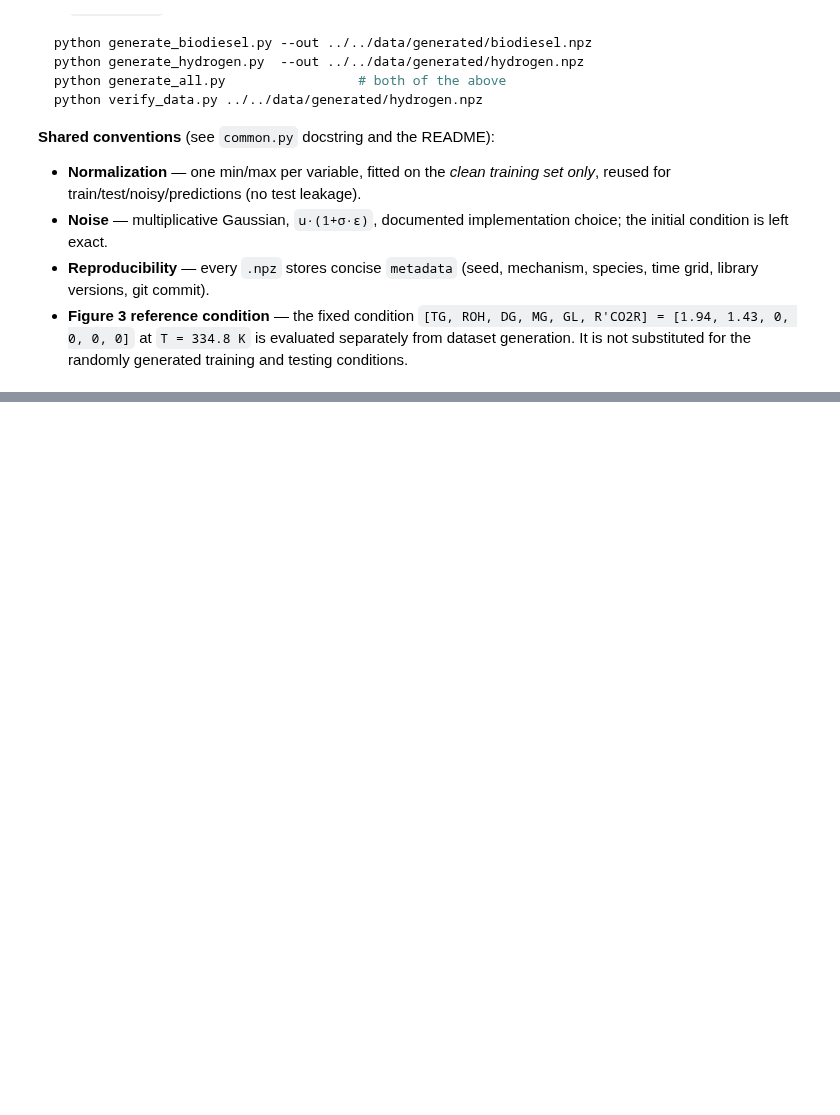
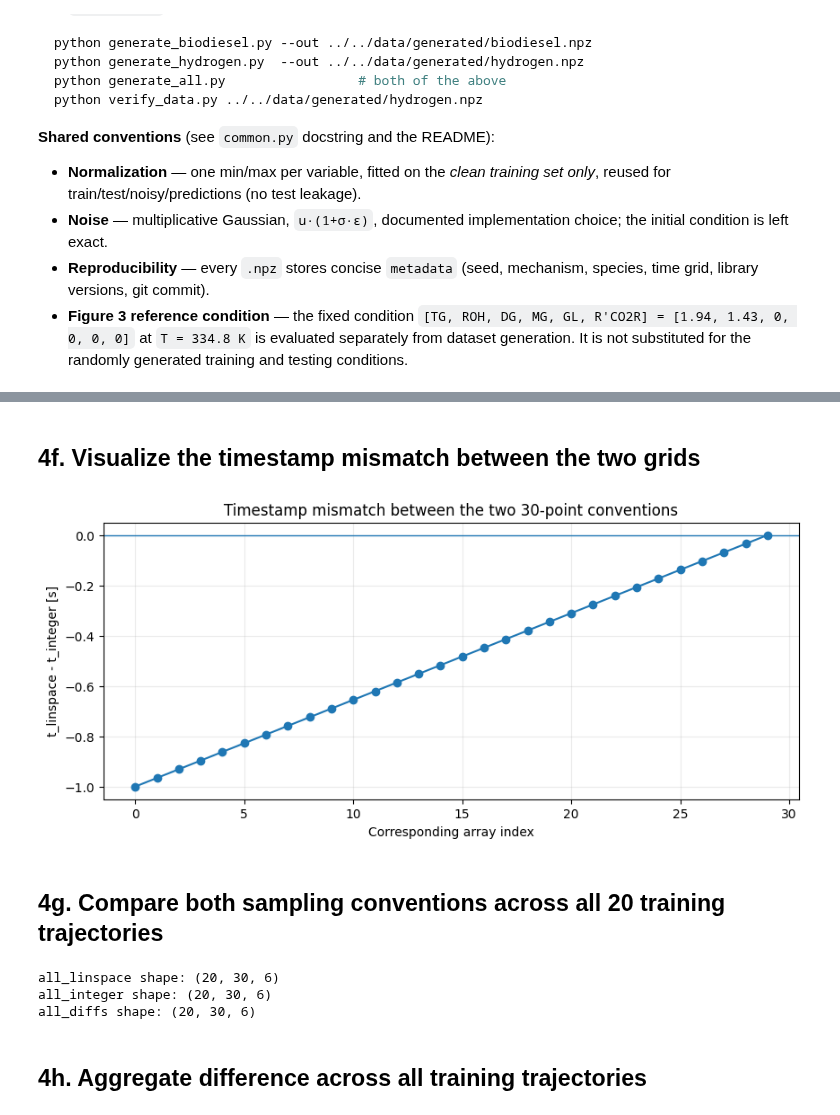
Before and after one commit to bnkglu/chemkan-tuwien, a Jupyter notebook: chemkan/scripts/data_gen/data_generation_walkthrough.ipynb, the cells around one changed output, grey strips where cells are left out. Cells and saved outputs as stored; diff of their text form; code cells hidden in the pictures; blank space fills up the shorter version.

```diff
--- a/chemkan/scripts/data_gen/data_generation_walkthrough.ipynb
+++ b/chemkan/scripts/data_gen/data_generation_walkthrough.ipynb
@@ -661,0 +981,76 @@ python verify_data.py ../../data/generated/hydrogen.npz
+# %% [markdown]
+## 4f. Visualize the timestamp mismatch between the two grids
+# %%
+# ------------------------------------------------------------
+# 6. Plot how far apart the compared timestamps are
+# ------------------------------------------------------------
+
+plt.figure(figsize=(10, 4))
+
+plt.plot(
+    np.arange(30),
+    time_shift,
+    marker="o",
+)
+
+plt.axhline(0.0, linewidth=1)
+
+plt.xlabel("Corresponding array index")
+plt.ylabel("t_linspace - t_integer [s]")
+plt.title("Timestamp mismatch between the two 30-point conventions")
+plt.grid(alpha=0.25)
+
+plt.show()
+# %% [output]
+[figure, added]
+# %% [markdown]
+## 4g. Compare both sampling conventions across all 20 training trajectories
+# %%
+# ============================================================
+# 7. Compare across ALL 20 current training conditions
+# ============================================================
+
+all_diffs = []
+all_linspace = []
+all_integer = []
+
+n_train = train_states.shape[0]
+
+for b in range(n_train):
+    y0_b = train_states[b, 0].copy()
+    T_b = float(train_T[b])
+
+    y_lin_b = integrate_case(
+        y0_b,
+        T_b,
+        t_linspace,
+    )
+
+    y_int_full_b = integrate_case(
+        y0_b,
+        T_b,
+        t_integer_full,
+    )
+
+    y_int_b = y_int_full_b[1:]
+
+    all_linspace.append(y_lin_b)
+    all_integer.append(y_int_b)
+    all_diffs.append(y_lin_b - y_int_b)
+
+all_linspace = np.stack(all_linspace, axis=0)
+all_integer = np.stack(all_integer, axis=0)
+all_diffs = np.stack(all_diffs, axis=0)
+
+print("all_linspace shape:", all_linspace.shape)
+print("all_integer shape:", all_integer.shape)
+print("all_diffs shape:", all_diffs.shape)
+
+# expected:
+# (20, 30, 6)
+# %% [output]
+all_linspace shape: (20, 30, 6)
+all_integer shape: (20, 30, 6)
+all_diffs shape: (20, 30, 6)
+# %% [markdown]
+## 4h. Aggregate difference across all training trajectories
```
Also changed, not shown: parts of 18 cells of this notebook, 7 other files.
